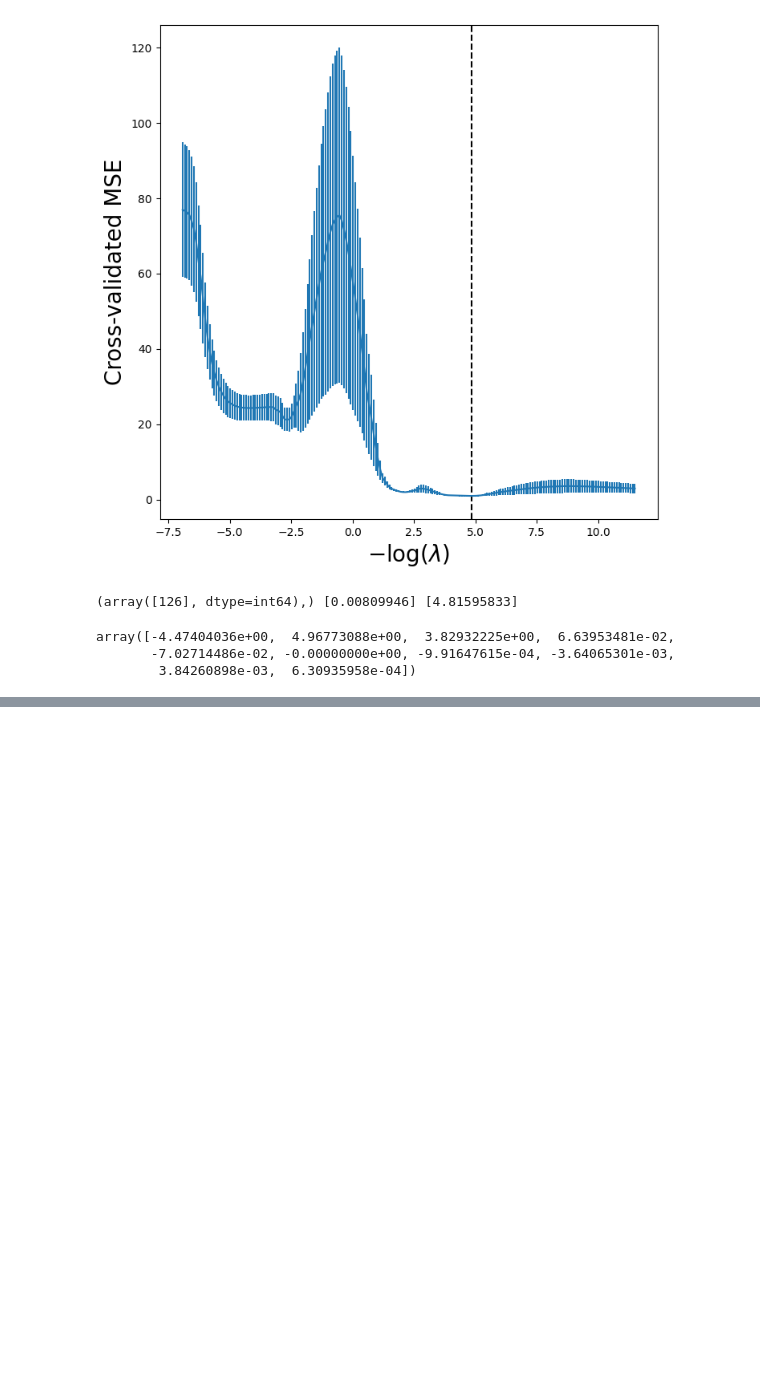
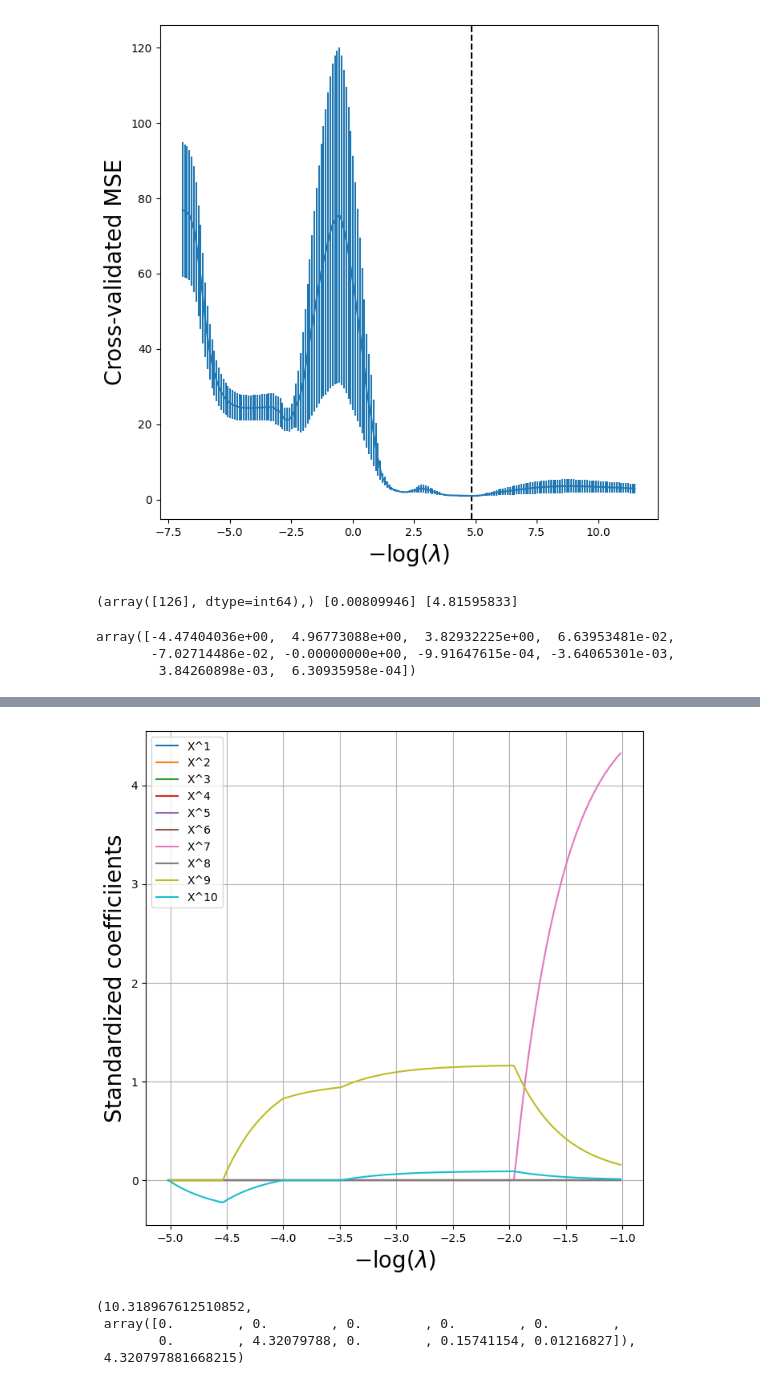
Before and after one commit to deusdevok/ISLP_Python, a Jupyter notebook: Chapter 6/Exercise8.ipynb, the cells around one changed output, grey strips where cells are left out. Drawn from its saved outputs; the diff is of its cells as text; code cells hidden in the pictures; blank space fills up the shorter version.

```diff
--- a/Chapter 6/Exercise8.ipynb
+++ b/Chapter 6/Exercise8.ipynb
@@ -255,0 +273,8 @@ round(tuned_lasso.alpha_, 0), tuned_lasso.alpha_, lambdas
+# %%
+columns = [f'X^{i}' for i in range(1, 11)]
+print(columns)
+
+d = {name: col for name, col in zip(columns, [X**i for i in range(1, 11)])}
+data = pd.DataFrame(d)
+data['Y'] = Y
+data.head()
@@ -255,0 +289,42 @@ round(tuned_lasso.alpha_, 0), tuned_lasso.alpha_, lambdas
+# %%
+X = data[columns]
+y = data['Y']
+
+lambdas , soln_array = Lasso.path(
+    X,
+    y,
+    l1_ratio=1,
+    n_alphas=200,
+    eps=1e-4)[:2]
+soln_path = pd.DataFrame(
+    soln_array.T,
+    columns=columns,
+    index=-np.log10(lambdas))
+
+path_fig, ax = plt.subplots(figsize=(8,8))
+soln_path.plot(ax=ax, legend=False)
+ax.legend(loc='upper left')
+ax.set_xlabel('$-\log(\lambda)$', fontsize=20)
+ax.set_ylabel('Standardized coefficiients', fontsize=20)
+ax.grid()
+# %% [output]
+[figure, added]
+# %%
+K = 5
+kfold = KFold(K, random_state=0, shuffle=True)
+
+lassoCV = ElasticNetCV(
+    n_alphas=200,
+    l1_ratio=1,
+    cv=kfold,
+    eps=1e-4)
+pipeCV = Pipeline(steps=[
+    ('lasso', lassoCV)])
+pipeCV.fit(X, y)
+tuned_lasso = pipeCV.named_steps['lasso']
+tuned_lasso.alpha_, tuned_lasso.coef_, tuned_lasso.coef_[6]
+# %% [output]
+(10.318967612510852,
+ array([0.        , 0.        , 0.        , 0.        , 0.        ,
+        0.        , 4.32079788, 0.        , 0.15741154, 0.01216827]),
+ 4.320797881668215)
```
Also changed, not shown: parts of 5 cells of this notebook, 1 other file.
